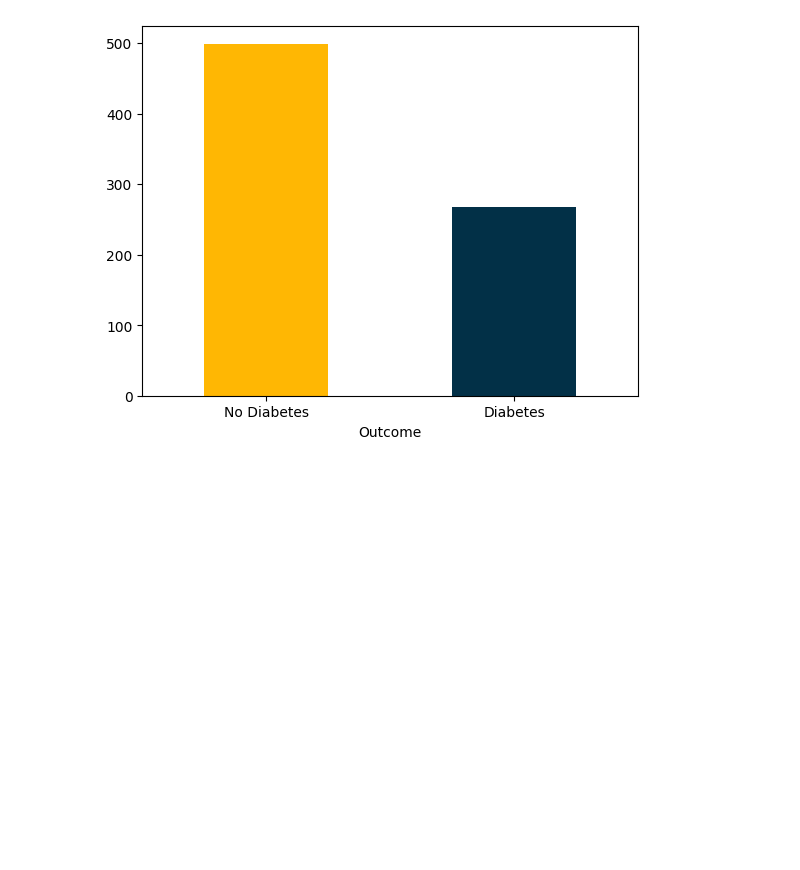
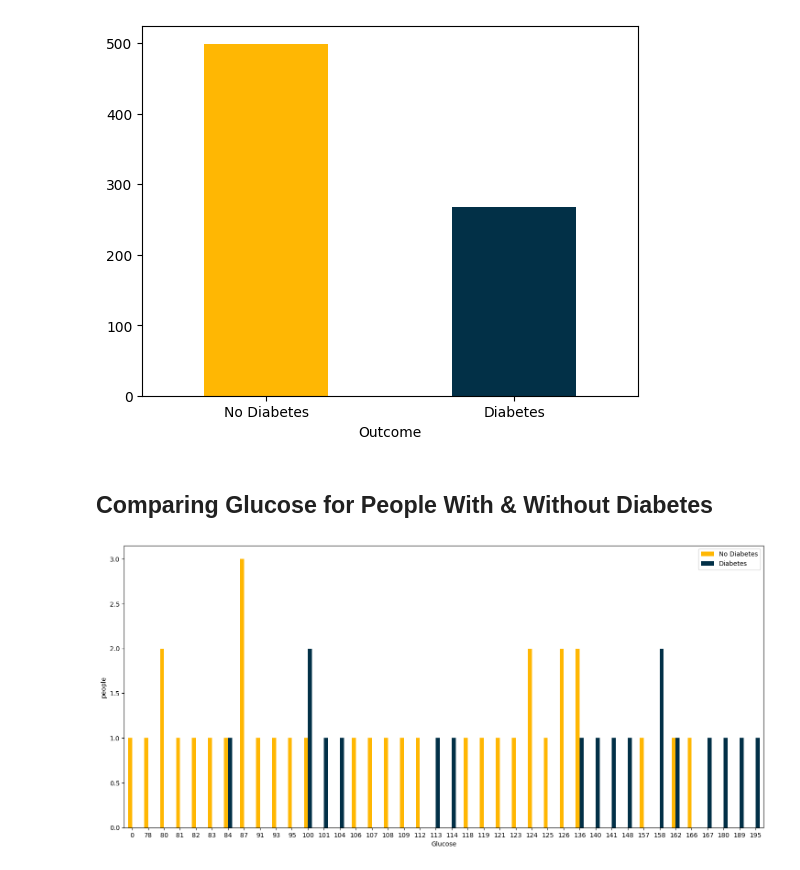
Before and after one commit to azadealmasi/Diabetes-Prediction-App-Using-Flask-Machine-Learning-and-Heroku, a Jupyter notebook: Diabetes Prediction.ipynb, the cells around one changed output. Saved outputs shown, nothing was run; the diff lists cells and outputs as text; code cells hidden in the pictures; blank space fills up the shorter version.

```diff
--- a/Diabetes Prediction.ipynb
+++ b/Diabetes Prediction.ipynb
@@ -136,3 +137,13 @@ plt.xticks(np.arange(2), ('No Diabetes', 'Diabetes'), rotation=0)
   <matplotlib.axis.XTick at 0x...>],
  [Text(0, 0, 'No Diabetes'), Text(1, 0, 'Diabetes')])
 [figure]
+# %% [markdown]
+## Comparing Glucose for People With & Without Diabetes
+# %%
+# Compare the distribution of "Glucose" levels for people with and without diabetes.
+pd.crosstab(df.Glucose[::15],df.Outcome).plot(kind="bar",figsize=(18,8),color=["#FFB703","#023047"])
+plt.ylabel("people");
+plt.xticks(rotation=0);
+plt.legend(['No Diabetes', 'Diabetes']);
+# %% [output]
+[figure, added]
```
Also changed, not shown: parts of 24 cells of this notebook, 1 other file.
